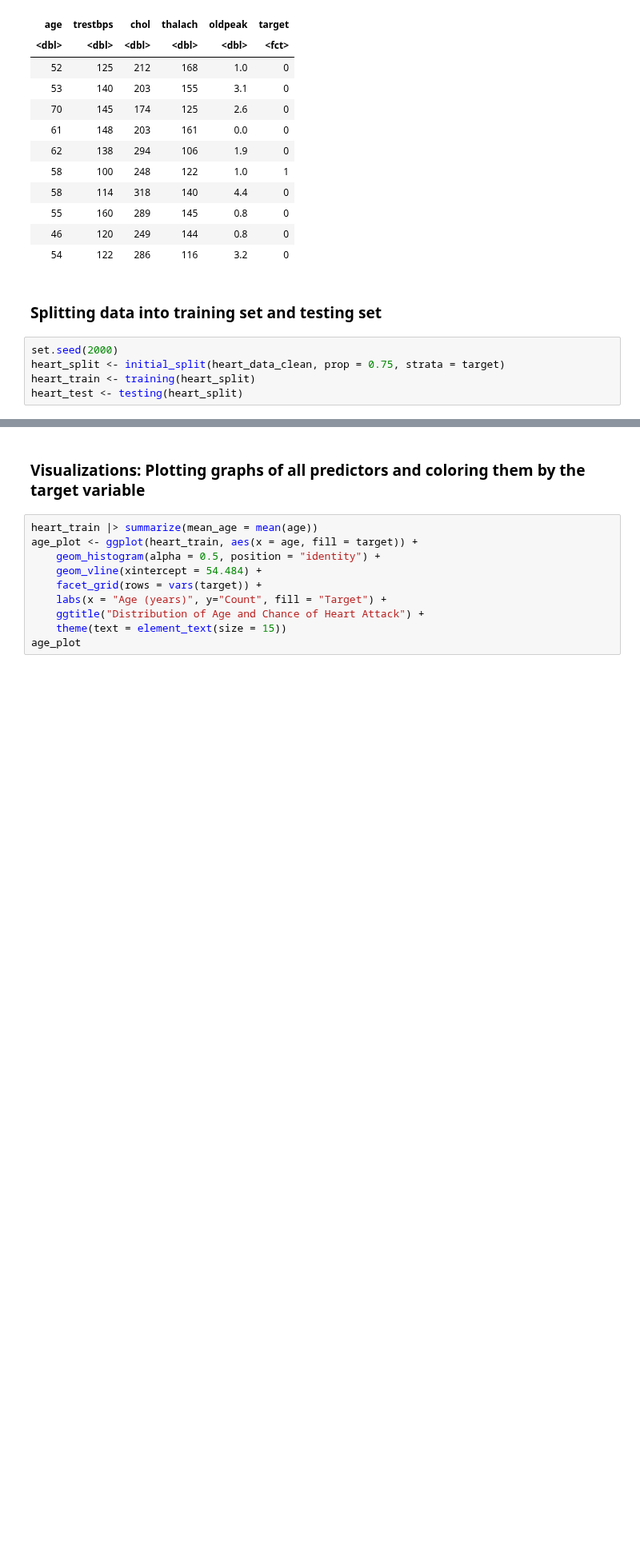
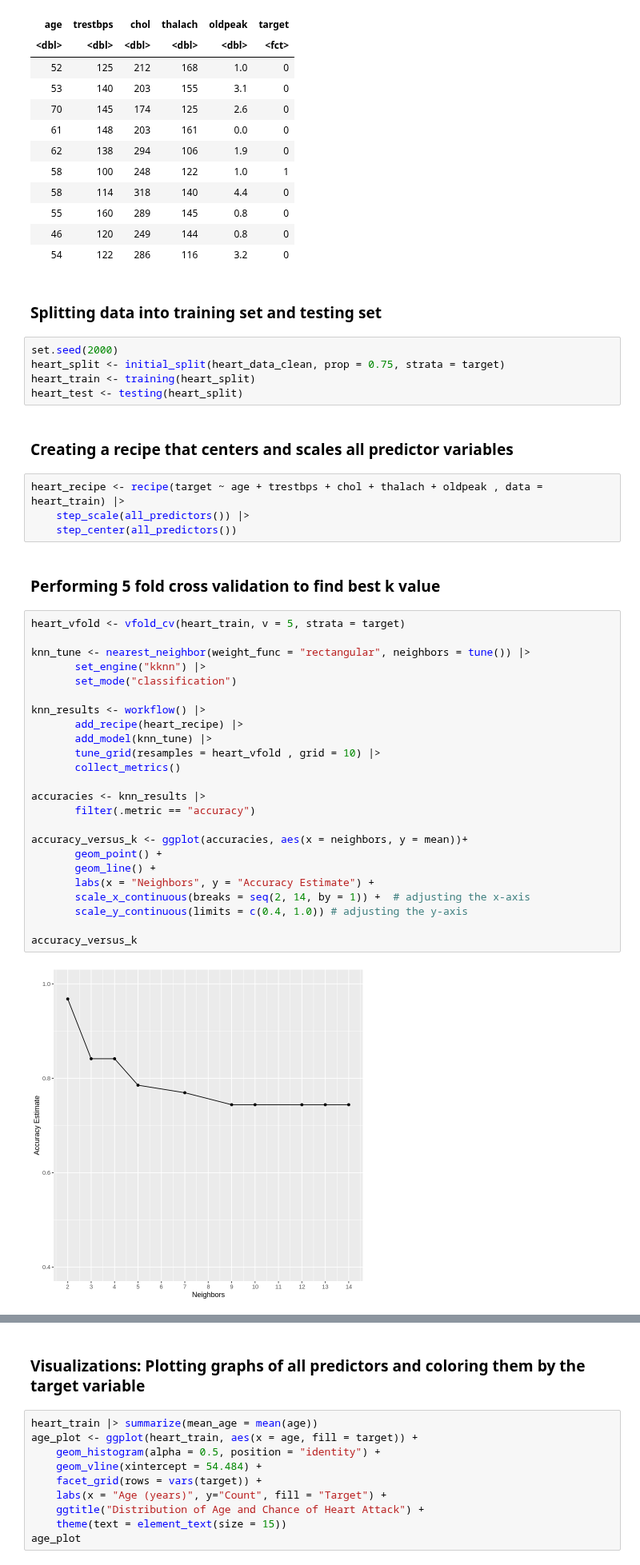
Before and after one commit to carriexu26/DSCI-Group-Project, a Jupyter notebook: heart_disease.ipynb, the cells around one changed output, grey strips where cells are left out. Shown at 80% size. Saved outputs shown, nothing was run; the diff lists cells and outputs as text; blank space fills up the shorter version.

```diff
--- a/heart_disease.ipynb
+++ b/heart_disease.ipynb
@@ -137,3 +119,37 @@ set.seed(2000)
 heart_split <- initial_split(heart_data_clean, prop = 0.75, strata = target)
 heart_train <- training(heart_split)
 heart_test <- testing(heart_split)
+# %% [markdown]
+### Creating a recipe that centers and scales all predictor variables
+# %%
+heart_recipe <- recipe(target ~ age + trestbps + chol + thalach + oldpeak , data = heart_train) |>
+    step_scale(all_predictors()) |>
+    step_center(all_predictors())
+# %% [markdown]
+### Performing 5 fold cross validation to find best k value
+# %%
+heart_vfold <- vfold_cv(heart_train, v = 5, strata = target)
+
+knn_tune <- nearest_neighbor(weight_func = "rectangular", neighbors = tune()) |>
+       set_engine("kknn") |>
+       set_mode("classification")
+
+knn_results <- workflow() |>
+       add_recipe(heart_recipe) |>
+       add_model(knn_tune) |>
+       tune_grid(resamples = heart_vfold , grid = 10) |>
+       collect_metrics()
+
+accuracies <- knn_results |>
+       filter(.metric == "accuracy")
+
+accuracy_versus_k <- ggplot(accuracies, aes(x = neighbors, y = mean))+
+       geom_point() +
+       geom_line() +
+       labs(x = "Neighbors", y = "Accuracy Estimate") +
+       scale_x_continuous(breaks = seq(2, 14, by = 1)) +  # adjusting the x-axis
+       scale_y_continuous(limits = c(0.4, 1.0)) # adjusting the y-axis
+
+accuracy_versus_k
+# %% [output]
+[figure, added]
```
Also changed, not shown: parts of 6 cells of this notebook.
